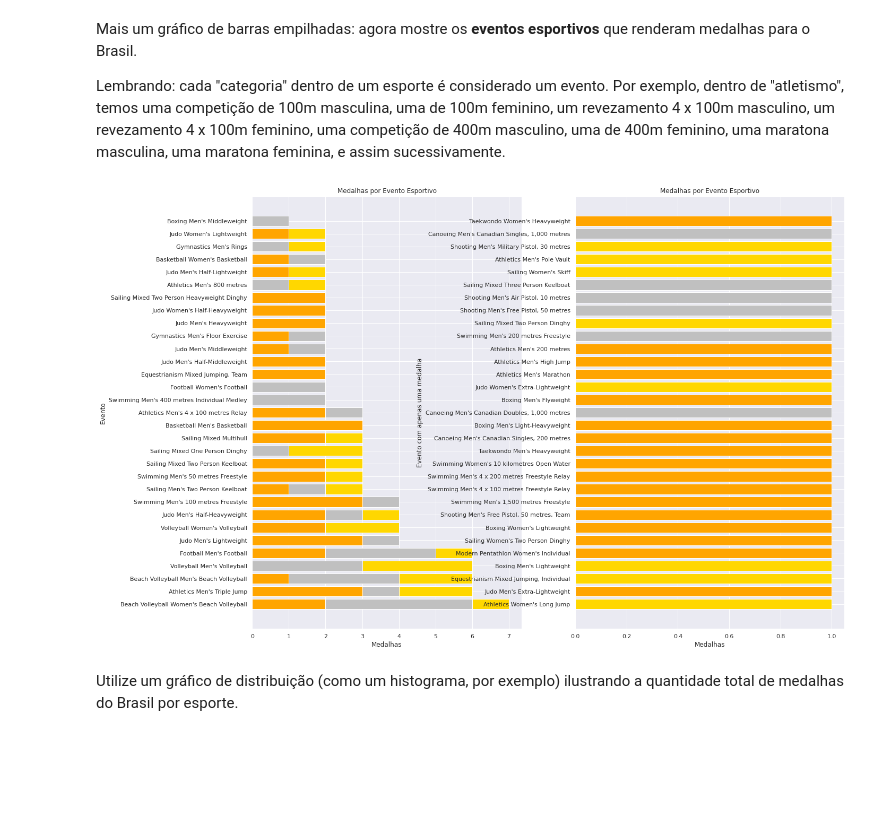
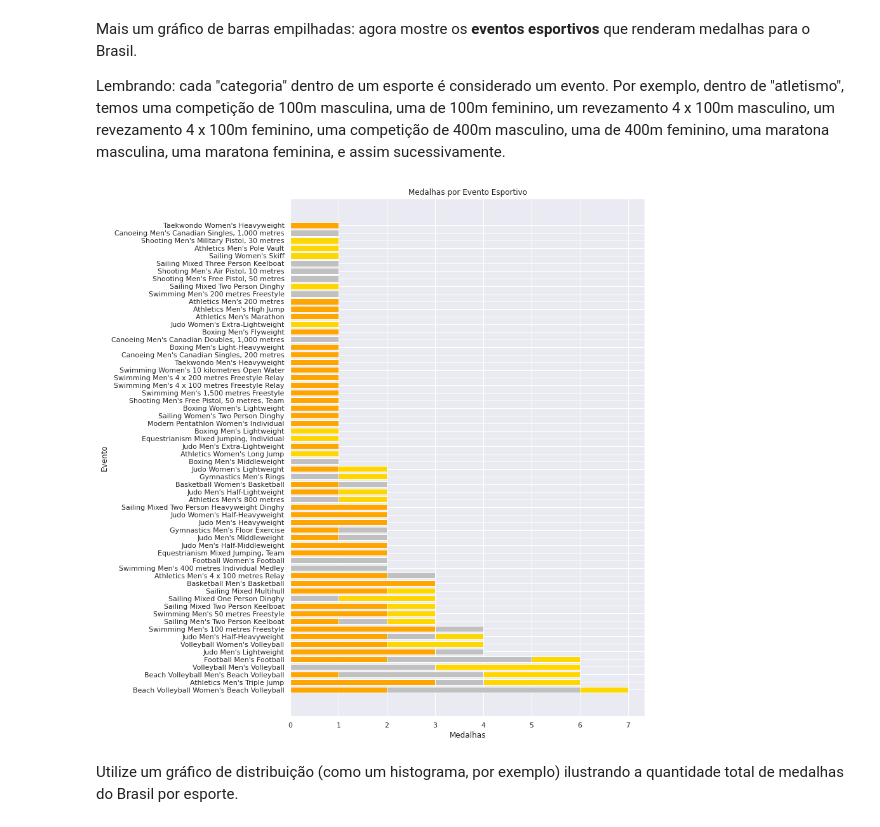
Before and after one commit to maycmesquia/Tool_Box, a Jupyter notebook: Projeto_Dataviz.ipynb, the cells around one changed output. Cells and saved outputs as stored; diff of their text form; code cells hidden in the pictures; blank space fills up the shorter version.

```diff
--- a/Projeto_Dataviz.ipynb
+++ b/Projeto_Dataviz.ipynb
@@ -213,33 +205,31 @@ Lembrando: cada "categoria" dentro de um esporte é considerado um evento. Por e
 # %%
 df_eventos = df_medalhistas_brasileiros.drop_duplicates(subset=['Year','Event', 'Medal'])
 gold_series = df_eventos[df_eventos['Medal']=='Gold'].groupby(by=['Event']).count()['Medal'].rename('Gold')
 silver_series = df_eventos[df_eventos['Medal']=='Silver'].groupby(by=['Event']).count()['Medal'].rename('Silver')
 bronze_series = df_eventos[df_eventos['Medal']=='Bronze'].groupby(by=['Event']).count()['Medal'].rename('Bronze')
 
 df_esportes = pd.concat([gold_series, silver_series, bronze_series], axis=1, names=True)
 df_esportes.fillna(0, inplace=True)
 df_esportes['(S + B)'] = df_esportes['Bronze']+df_esportes['Silver']
 df_esportes['(G + S + B)'] = df_esportes['(S + B)']+df_esportes['Gold']
 
 df_esportes.sort_values(by='(G + S + B)',ascending=False, inplace=True)
 
-fig, (ax1, ax2) = plt.subplots(1, 2, figsize=(20,15))
+plt.figure(figsize=(10,15))
 
 # Dados para cada subplot
-ax1.barh(df_esportes.iloc[0:31].index, df_esportes['(G + S + B)'].iloc[0:31], color=['gold'], label='Gold');
-ax1.barh(df_esportes.iloc[0:31].index, df_esportes['(S + B)'].iloc[0:31], color=['silver'], label='Silver');
-ax1.barh(df_esportes.iloc[0:31].index, df_esportes['Bronze'].iloc[0:31], color=['orange'], label='Bronze');
+plt.barh(df_esportes.index, df_esportes['(G + S + B)'], color=['gold'], label='Gold');
+plt.barh(df_esportes.index, df_esportes['(S + B)'], color=['silver'], label='Silver');
+plt.barh(df_esportes.index, df_esportes['Bronze'], color=['orange'], label='Bronze');
 
-ax2.barh(df_esportes.iloc[31:63].index, df_esportes['(G + S + B)'].iloc[31:63], color=['gold'], label='Gold');
-ax2.barh(df_esportes.iloc[31:63].index, df_esportes['(S + B)'].iloc[31:63], color=['silver'], label='Silver');
-ax2.barh(df_esportes.iloc[31:63].index, df_esportes['Bronze'].iloc[31:63], color=['orange'], label='Bronze');
+plt.title("Medalhas por Evento Esportivo");
+plt.xlabel("Medalhas");
+plt.ylabel("Evento");
 
-ax1.set(title="Medalhas por Evento Esportivo", xlabel="Medalhas", ylabel="Evento")
-ax2.set(title="Medalhas por Evento Esportivo", xlabel="Medalhas", ylabel="Evento com apenas uma medalha")
 
 plt.show()
 # %% [output]
-[figure, old version]
+[figure, new version]
 # %% [markdown]
 Utilize um gráfico de distribuição (como um histograma, por exemplo) ilustrando a quantidade total de medalhas do Brasil por esporte.
 # %%
```
Also changed, not shown: parts of 11 cells of this notebook.
